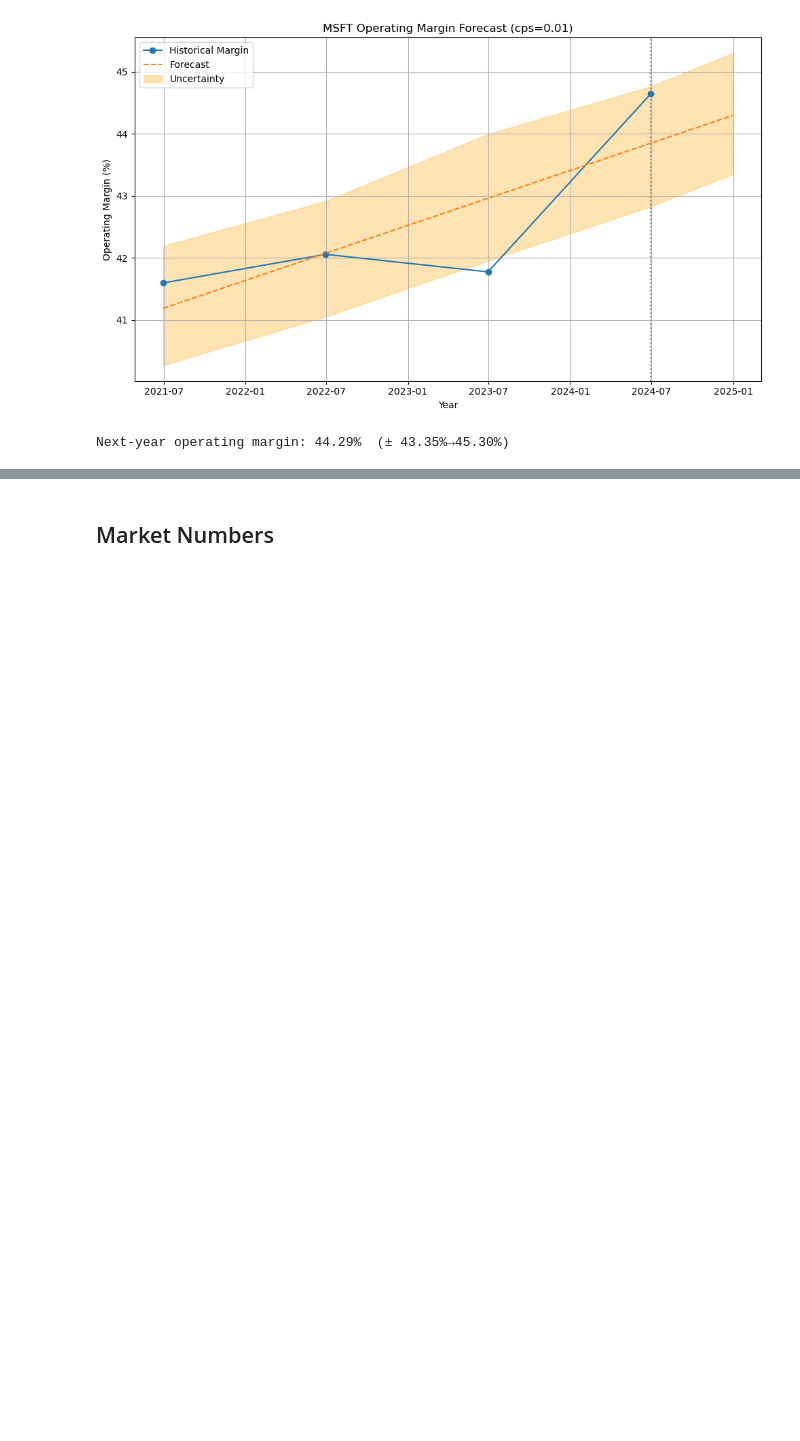
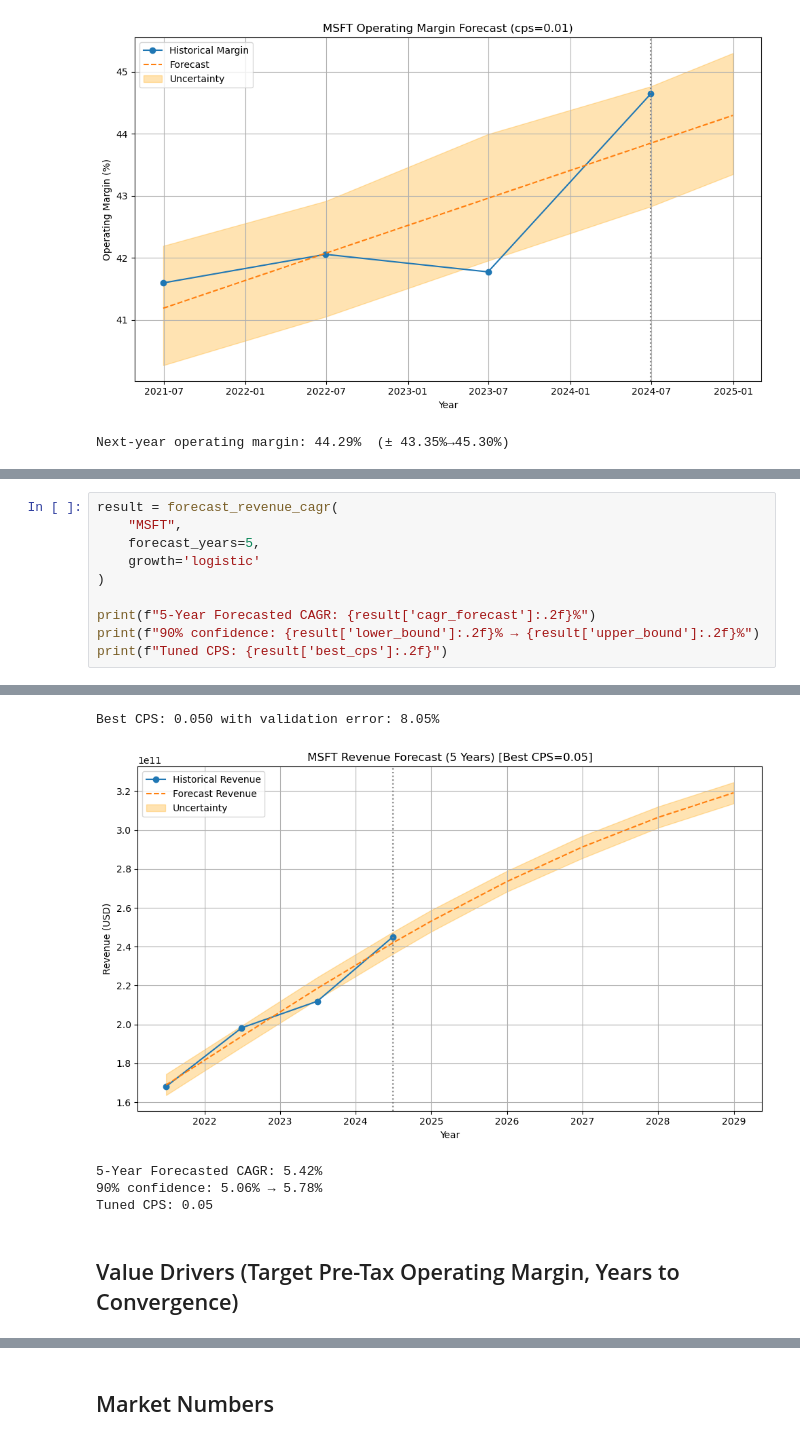
Before and after one commit to Chen-zexi/LangAlpha, a Jupyter notebook: notebooks/ginzu_interface.ipynb, the cells around one changed output, grey strips where cells are left out. Saved outputs shown, nothing was run; the diff lists cells and outputs as text; blank space fills up the shorter version.

Commit message:
basic forecasting done for all value drivers - incorporate as inputs for spreadsheet now

```diff
--- a/notebooks/ginzu_interface.ipynb
+++ b/notebooks/ginzu_interface.ipynb
@@ -654,0 +791,11 @@ Next-year operating margin: 44.29%  (± 43.35%→45.30%)
+# %%
+result = forecast_revenue_cagr(
+    "MSFT",
+    forecast_years=5,
+    growth='logistic'
+)
+
+print(f"5-Year Forecasted CAGR: {result['cagr_forecast']:.2f}%")
+print(f"90% confidence: {result['lower_bound']:.2f}% → {result['upper_bound']:.2f}%")
+print(f"Tuned CPS: {result['best_cps']:.2f}")
+# %% [output]
@@ -654,0 +814,7 @@ Next-year operating margin: 44.29%  (± 43.35%→45.30%)
+Best CPS: 0.050 with validation error: 8.05%
+[figure, added]
+5-Year Forecasted CAGR: 5.42%
+90% confidence: 5.06% → 5.78%
+Tuned CPS: 0.05
+# %% [markdown]
+## Value Drivers (Target Pre-Tax Operating Margin, Years to Convergence)
```
Also changed, not shown: parts of 12 cells of this notebook.
